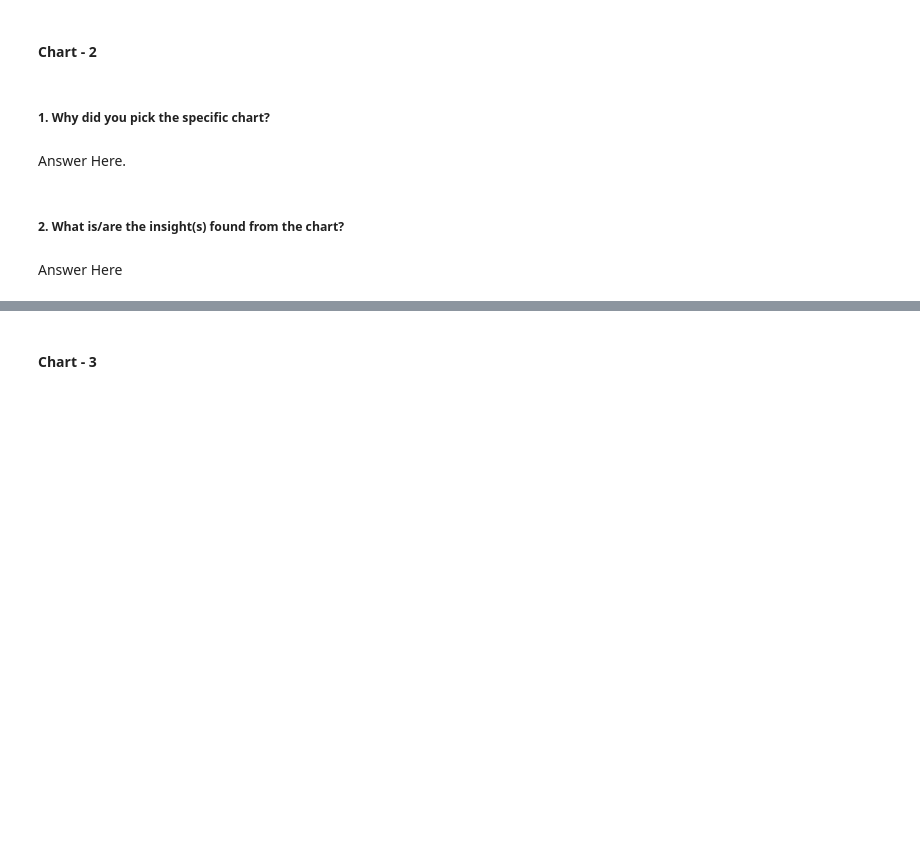
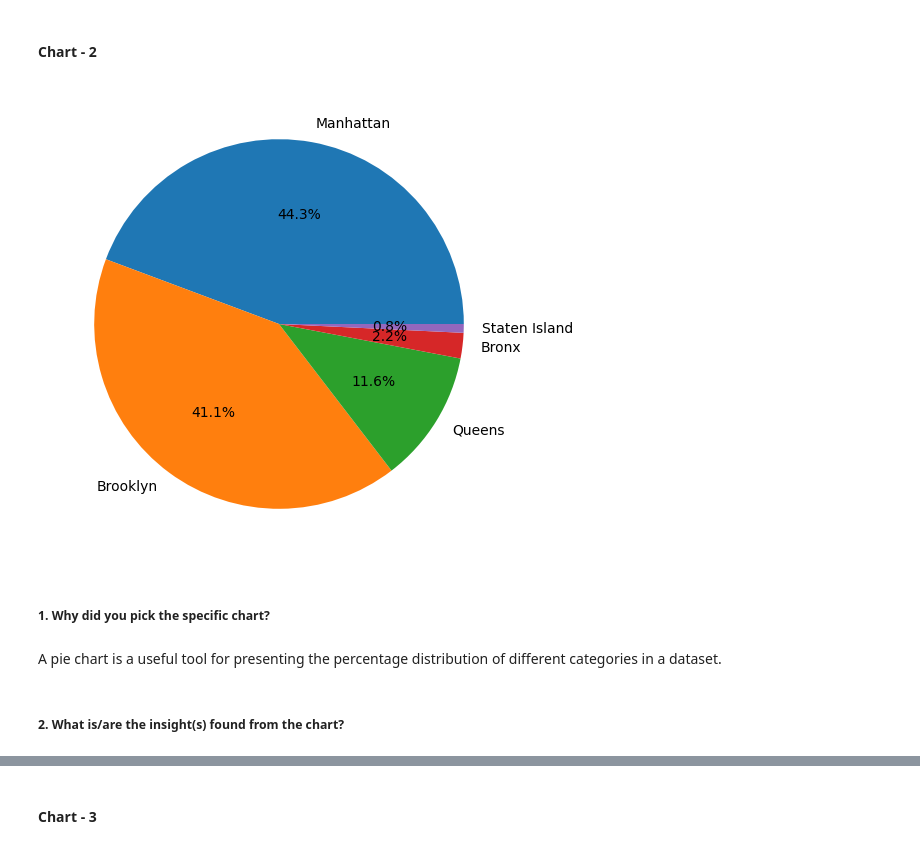
Before and after one commit to Varinder-KM/AirBnb-Bookings-Analysis-EDA, a Jupyter notebook: AirBnb_Bookings_Analysis_EDA_.ipynb, the cells around one changed output, grey strips where cells are left out. Cells and saved outputs as stored; diff of their text form; code cells hidden in the pictures; blank space fills up the shorter version.

```diff
--- a/AirBnb_Bookings_Analysis_EDA_.ipynb
+++ b/AirBnb_Bookings_Analysis_EDA_.ipynb
@@ -397,8 +402,14 @@ Answer Here
+# %%
+fig, ax = plt.subplots(figsize=(6, 6))
+x = df['neighbourhood_group'].value_counts().values
+label_ls = df['neighbourhood_group'].value_counts().index
+ax.pie(x, labels=label_ls, autopct='%1.1f%%')
+plt.show()
+# %% [output]
+[figure, added]
 # %% [markdown]
 ##### 1. Why did you pick the specific chart?
-# %% [markdown]
-Answer Here.
+# %% [markdown]
+ A pie chart is a useful tool for presenting the percentage distribution of different categories in a dataset.
 # %% [markdown]
 ##### 2. What is/are the insight(s) found from the chart?
-# %% [markdown]
-Answer Here
```
Also changed, not shown: parts of 152 cells of this notebook.
